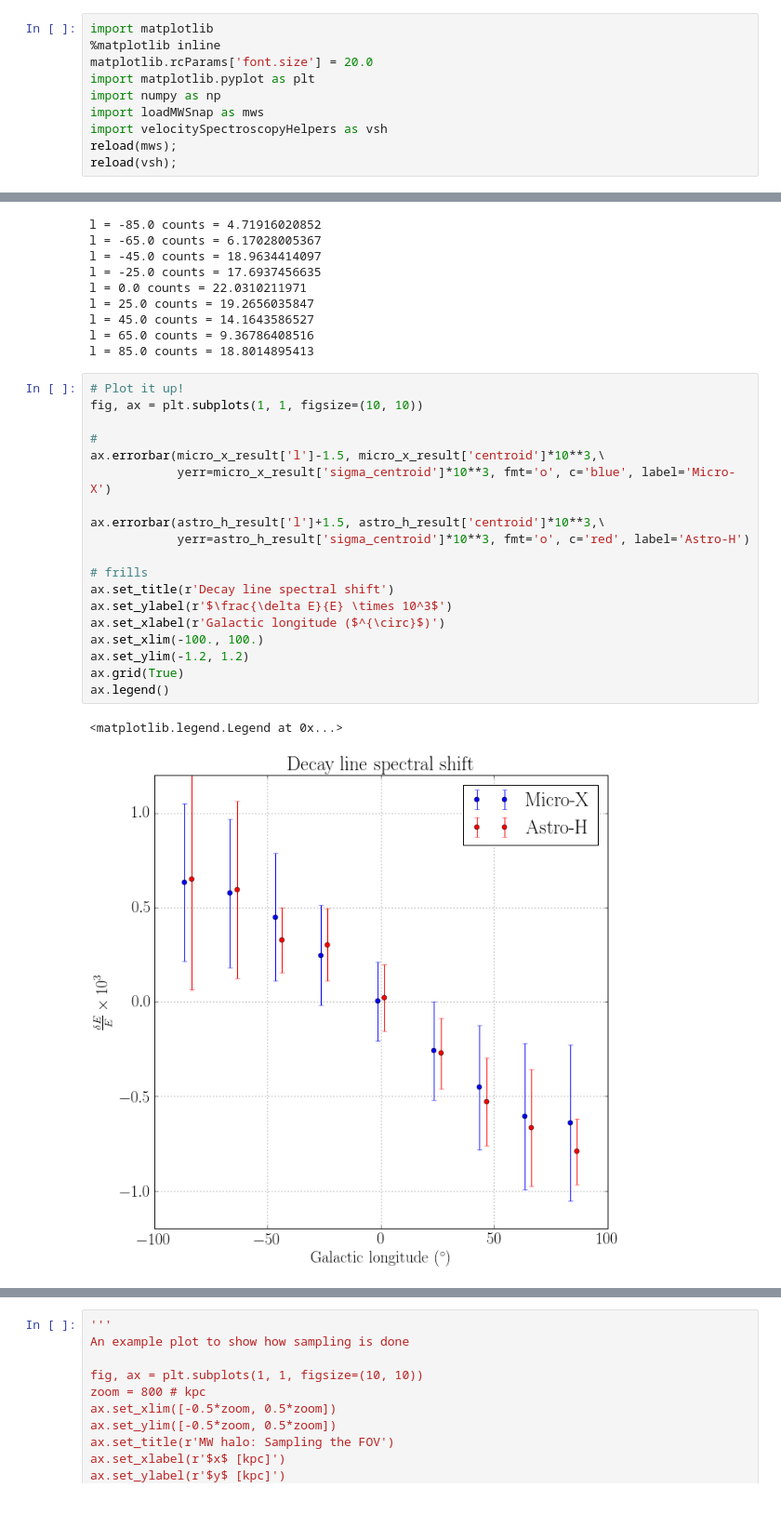
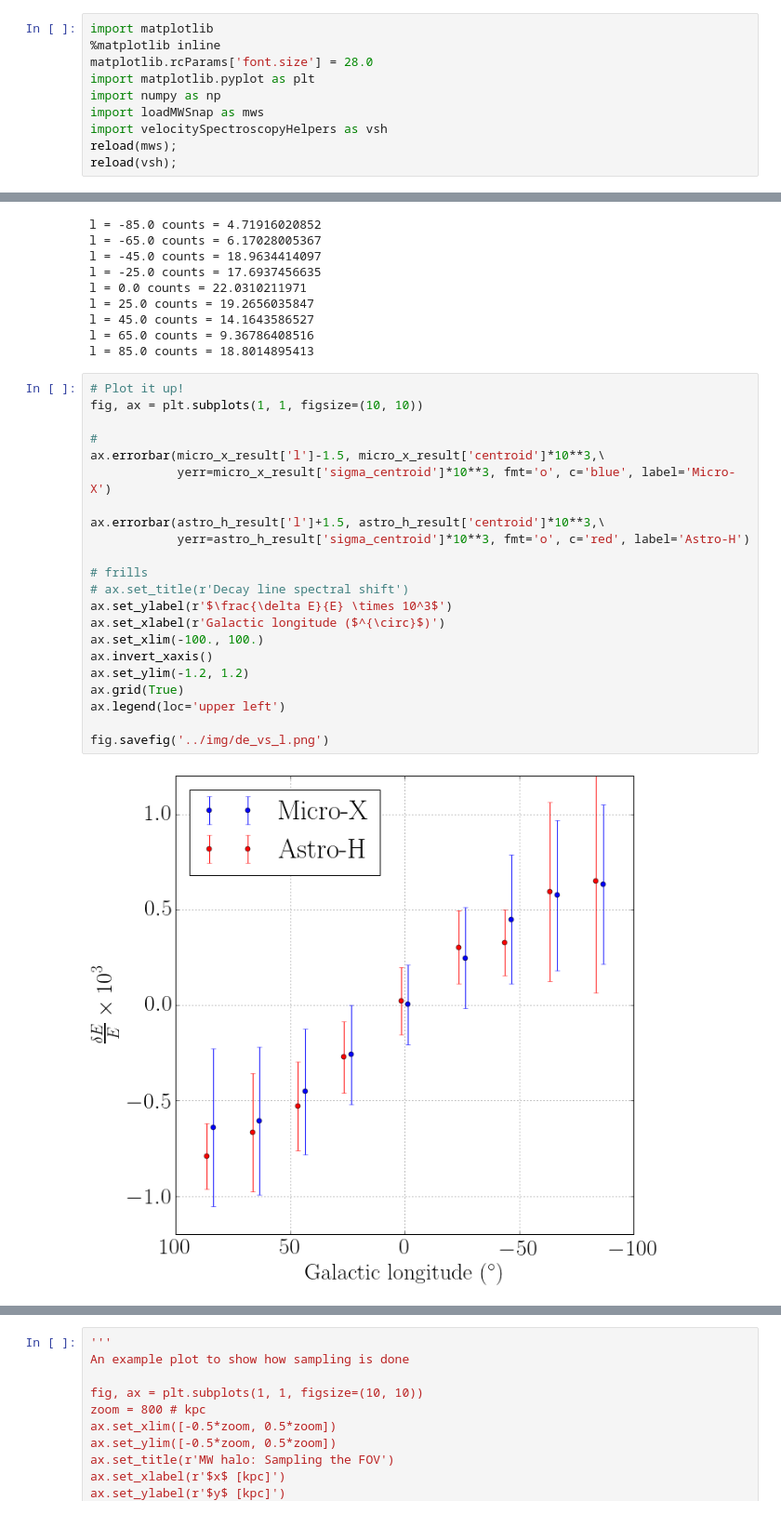
Before and after one commit to ranjanlaha/DMVS, a Jupyter notebook: python/spectroscopy.ipynb, the cells around one changed output, grey strips where cells are left out. Shown at 93% size. Saved outputs shown, nothing was run; the diff lists cells and outputs as text.

Commit message:
Remove padding from figures

```diff
--- a/python/spectroscopy.ipynb
+++ b/python/spectroscopy.ipynb
@@ -1,7 +1,7 @@
 # %%
 import matplotlib
 %matplotlib inline
-matplotlib.rcParams['font.size'] = 20.0
+matplotlib.rcParams['font.size'] = 28.0
 import matplotlib.pyplot as plt
 import numpy as np
 import loadMWSnap as mws
@@ -93,25 +92,27 @@ l = 85.0 counts = 18.8014895413
 # %%
 # Plot it up!
 fig, ax = plt.subplots(1, 1, figsize=(10, 10))
 
 #
 ax.errorbar(micro_x_result['l']-1.5, micro_x_result['centroid']*10**3,\
             yerr=micro_x_result['sigma_centroid']*10**3, fmt='o', c='blue', label='Micro-X')
 
 ax.errorbar(astro_h_result['l']+1.5, astro_h_result['centroid']*10**3,\
             yerr=astro_h_result['sigma_centroid']*10**3, fmt='o', c='red', label='Astro-H')
 
 # frills
-ax.set_title(r'Decay line spectral shift')
+# ax.set_title(r'Decay line spectral shift')
 ax.set_ylabel(r'$\frac{\delta E}{E} \times 10^3$')
 ax.set_xlabel(r'Galactic longitude ($^{\circ}$)')
 ax.set_xlim(-100., 100.)
+ax.invert_xaxis()
 ax.set_ylim(-1.2, 1.2)
 ax.grid(True)
-ax.legend()
+ax.legend(loc='upper left')
+
+fig.savefig('../img/de_vs_l.png')
 # %% [output]
-<matplotlib.legend.Legend at 0x...>
-[figure, old version]
+[figure, new version]
 # %%
 # Plot the halo looking down the LOS from the Sun to check symmetry
 fsz = 6
```
Also changed, not shown: parts of 3 cells of this notebook, 4 other files.
